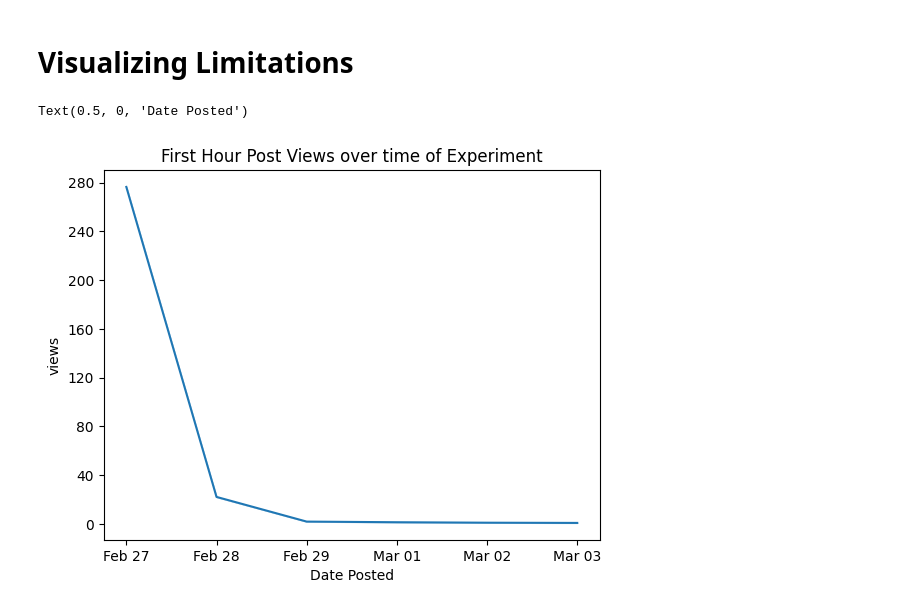
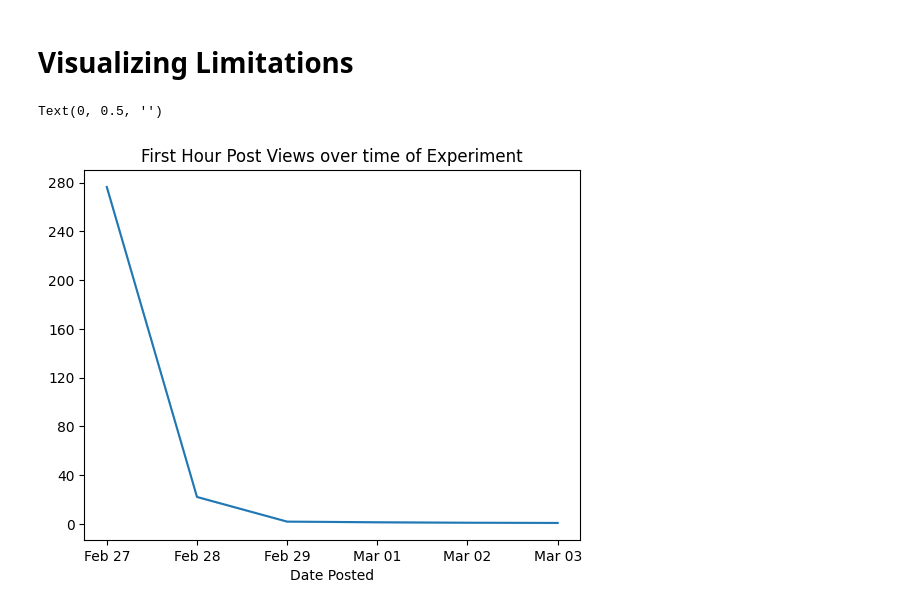
Before and after one commit to jbbjr/sound-vs-engagement, a Jupyter notebook: analysis.ipynb, the cells around one changed output. Drawn from its saved outputs; the diff is of its cells as text; code cells hidden in the pictures.

Commit message:
removing ylabel

```diff
--- a/analysis.ipynb
+++ b/analysis.ipynb
@@ -163,14 +163,15 @@ The power is 0.6635.
 # %%
 import seaborn as sns
 import matplotlib.pyplot as plt
 import matplotlib.ticker as ticker
 
 data['date_label'] = data['day_posted'].dt.strftime('%b %d')
 
 sns.lineplot(data=data, x='date_label', y='views', errorbar=('ci', False))
 plt.title('First Hour Post Views over time of Experiment')
 plt.gca().yaxis.set_major_locator(ticker.MaxNLocator(nbins=10))
 plt.xlabel('Date Posted')
+plt.ylabel('')
 # %% [output]
-Text(0.5, 0, 'Date Posted')
+Text(0, 0.5, '')
-[figure, old version]
+[figure, new version]
```
